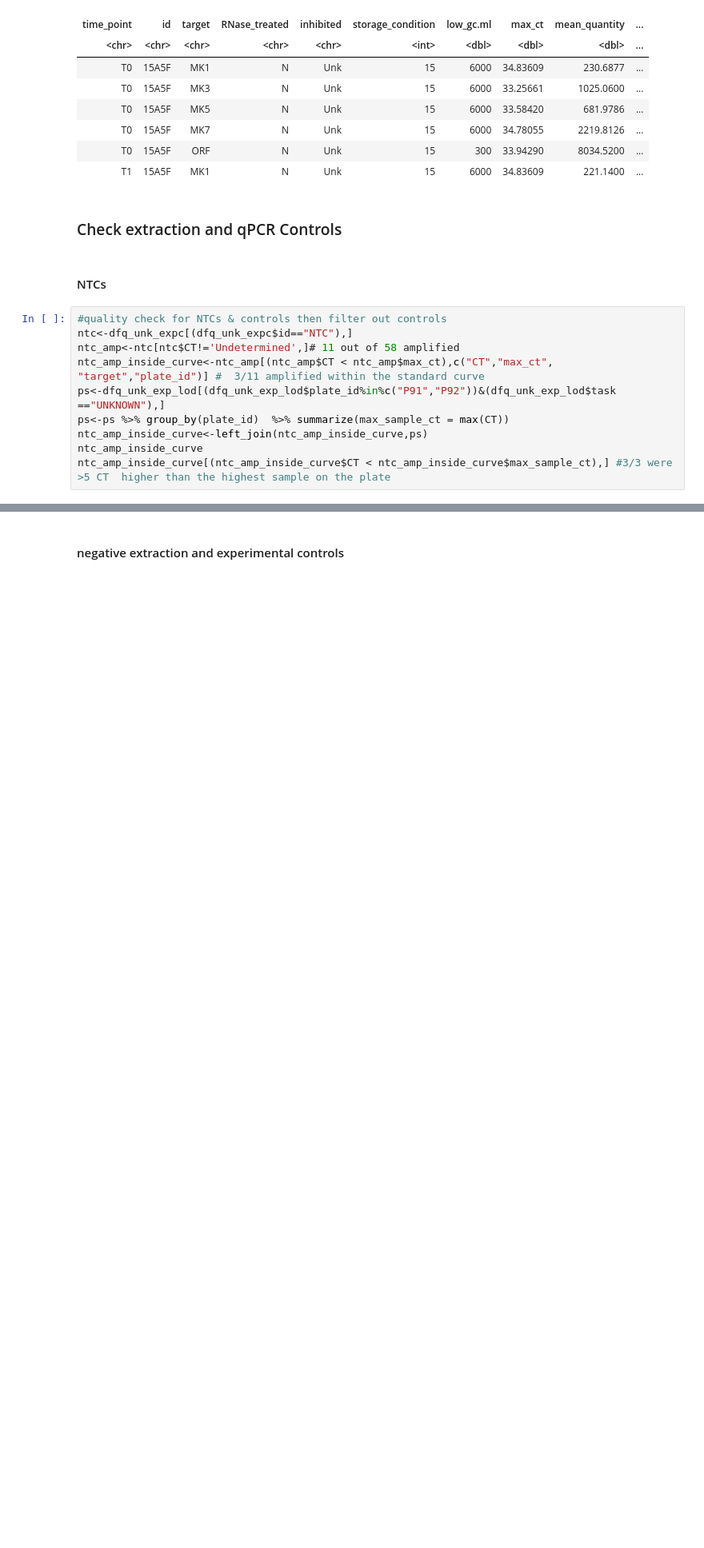
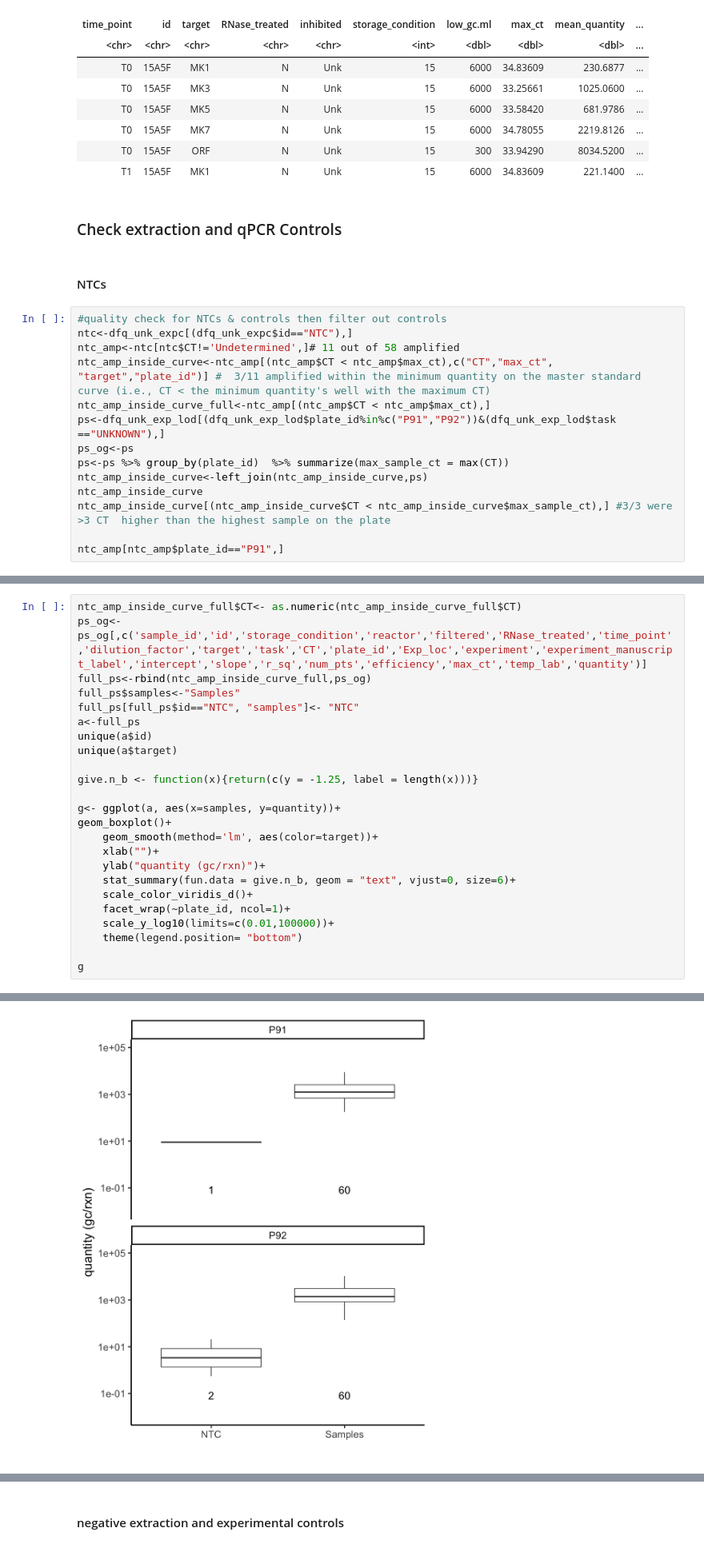
Before and after one commit to kennedylaurenc/2022_Persistence_of_HuNoV_in_surface_water, a Jupyter notebook: norovirus_persistence_data_analysis.ipynb, the cells around one changed output, grey strips where cells are left out. Shown at 80% size. Cells and saved outputs as stored; diff of their text form; blank space fills up the shorter version.

```diff
--- a/norovirus_persistence_data_analysis.ipynb
+++ b/norovirus_persistence_data_analysis.ipynb
@@ -634,12 +655,16 @@ A grouped_df: 6 × 18
 #quality check for NTCs & controls then filter out controls
 ntc<-dfq_unk_expc[(dfq_unk_expc$id=="NTC"),]
 ntc_amp<-ntc[ntc$CT!='Undetermined',]# 11 out of 58 amplified
-ntc_amp_inside_curve<-ntc_amp[(ntc_amp$CT < ntc_amp$max_ct),c("CT","max_ct", "target","plate_id")] #  3/11 amplified within the standard curve
+ntc_amp_inside_curve<-ntc_amp[(ntc_amp$CT < ntc_amp$max_ct),c("CT","max_ct", "target","plate_id")] #  3/11 amplified within the minimum quantity on the master standard curve (i.e., CT < the minimum quantity's well with the maximum CT)
+ntc_amp_inside_curve_full<-ntc_amp[(ntc_amp$CT < ntc_amp$max_ct),]
 ps<-dfq_unk_exp_lod[(dfq_unk_exp_lod$plate_id%in%c("P91","P92"))&(dfq_unk_exp_lod$task =="UNKNOWN"),]
+ps_og<-ps
 ps<-ps %>% group_by(plate_id)  %>% summarize(max_sample_ct = max(CT))
 ntc_amp_inside_curve<-left_join(ntc_amp_inside_curve,ps)
 ntc_amp_inside_curve
-ntc_amp_inside_curve[(ntc_amp_inside_curve$CT < ntc_amp_inside_curve$max_sample_ct),] #3/3 were >5 CT  higher than the highest sample on the plate
+ntc_amp_inside_curve[(ntc_amp_inside_curve$CT < ntc_amp_inside_curve$max_sample_ct),] #3/3 were >3 CT  higher than the highest sample on the plate
+
+ntc_amp[ntc_amp$plate_id=="P91",]
 # %% [output]
 Joining, by = "plate_id"
 A data.frame: 3 × 5
@@ -653,0 +683,25 @@ A data.frame: 0 × 5
+# %%
+ntc_amp_inside_curve_full$CT<- as.numeric(ntc_amp_inside_curve_full$CT)
+ps_og<- ps_og[,c('sample_id','id','storage_condition','reactor','filtered','RNase_treated','time_point','dilution_factor','target','task','CT','plate_id','Exp_loc','experiment','experiment_manuscript_label','intercept','slope','r_sq','num_pts','efficiency','max_ct','temp_lab','quantity')]
+full_ps<-rbind(ntc_amp_inside_curve_full,ps_og)
+full_ps$samples<-"Samples"
+full_ps[full_ps$id=="NTC", "samples"]<- "NTC"
+a<-full_ps
+unique(a$id)
+unique(a$target)
+
+give.n_b <- function(x){return(c(y = -1.25, label = length(x)))}
+
+g<- ggplot(a, aes(x=samples, y=quantity))+
+geom_boxplot()+
+    geom_smooth(method='lm', aes(color=target))+
+    xlab("")+
+    ylab("quantity (gc/rxn)")+
+    stat_summary(fun.data = give.n_b, geom = "text", vjust=0, size=6)+
+    scale_color_viridis_d()+
+    facet_wrap(~plate_id, ncol=1)+
+    scale_y_log10(limits=c(0.01,100000))+
+    theme(legend.position= "bottom")
+
+g
+# %% [output]
@@ -653,0 +711 @@ A data.frame: 0 × 5
+[figure, added]
```
Also changed, not shown: parts of 17 cells of this notebook, 2 other files.
